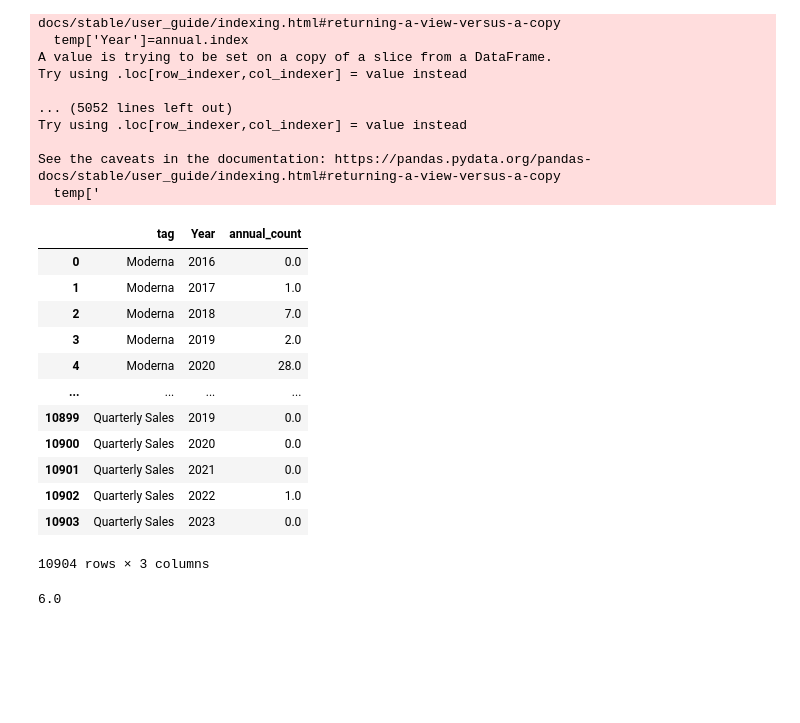
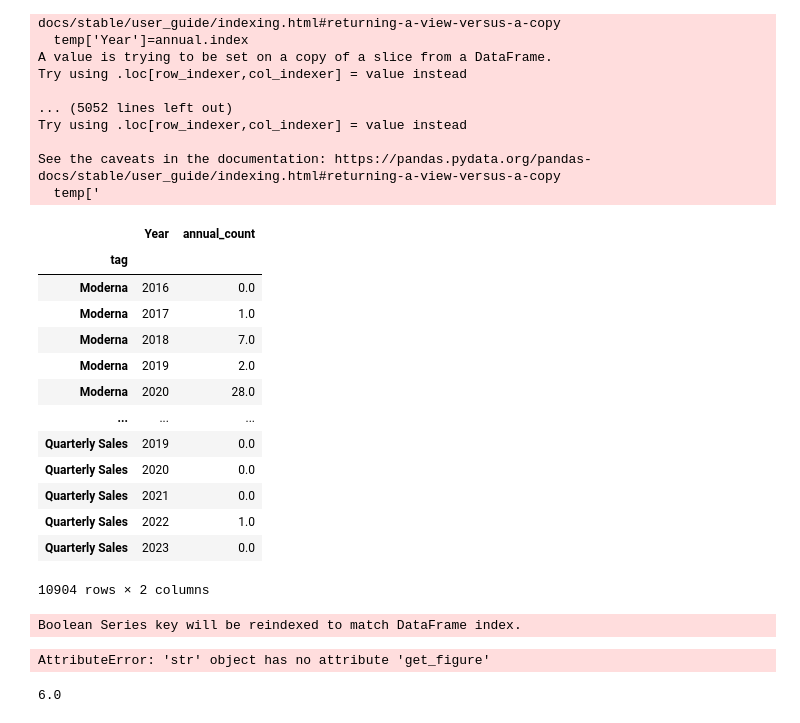
Before and after one commit to kevin-goh/HealthcareAGscraping, a Jupyter notebook: fiercepharma tags.ipynb, the cells around one changed output. Cells and saved outputs as stored; diff of their text form; code cells hidden in the pictures; blank space fills up the shorter version.

```diff
--- a/fiercepharma tags.ipynb
+++ b/fiercepharma tags.ipynb
@@ -389,21 +389,27 @@ Try using .loc[row_indexer,col_indexer] = value instead
 See the caveats in the documentation: https://pandas.pydata.org/pandas-docs/stable/user_guide/indexing.html#returning-a-view-versus-a-copy
   temp['
 # %%
-timeseries
+timeseries.set_index('tag')
 # %% [output]
-|  | tag | Year | annual_count |
-| 0 | Moderna | 2016 | 0.0 |
-| 1 | Moderna | 2017 | 1.0 |
-| 2 | Moderna | 2018 | 7.0 |
-| 3 | Moderna | 2019 | 2.0 |
-| 4 | Moderna | 2020 | 28.0 |
-| ... | ... | ... | ... |
-| 10899 | Quarterly Sales | 2019 | 0.0 |
-| 10900 | Quarterly Sales | 2020 | 0.0 |
-| 10901 | Quarterly Sales | 2021 | 0.0 |
-| 10902 | Quarterly Sales | 2022 | 1.0 |
-| 10903 | Quarterly Sales | 2023 | 0.0 |
+|  | Year | annual_count |
+| tag |  |  |
+| Moderna | 2016 | 0.0 |
+| Moderna | 2017 | 1.0 |
+| Moderna | 2018 | 7.0 |
+| Moderna | 2019 | 2.0 |
+| Moderna | 2020 | 28.0 |
+| ... | ... | ... |
+| Quarterly Sales | 2019 | 0.0 |
+| Quarterly Sales | 2020 | 0.0 |
+| Quarterly Sales | 2021 | 0.0 |
+| Quarterly Sales | 2022 | 1.0 |
+| Quarterly Sales | 2023 | 0.0 |
-10904 rows × 3 columns
+10904 rows × 2 columns
+# %%
+timeseries[timeseries.Year >= 2018][timeseries.tag.isin(['Moderna','COVID-19'])].plot(x='Year',y='annual_count',ax='tag')
+# %% [output]
+Boolean Series key will be reindexed to match DataFrame index.
+AttributeError: 'str' object has no attribute 'get_figure'
 # %%
 results_df['Moderna'].tail(365).sum()
 # %% [output]
```
Also changed, not shown: parts of 1 cell of this notebook.
